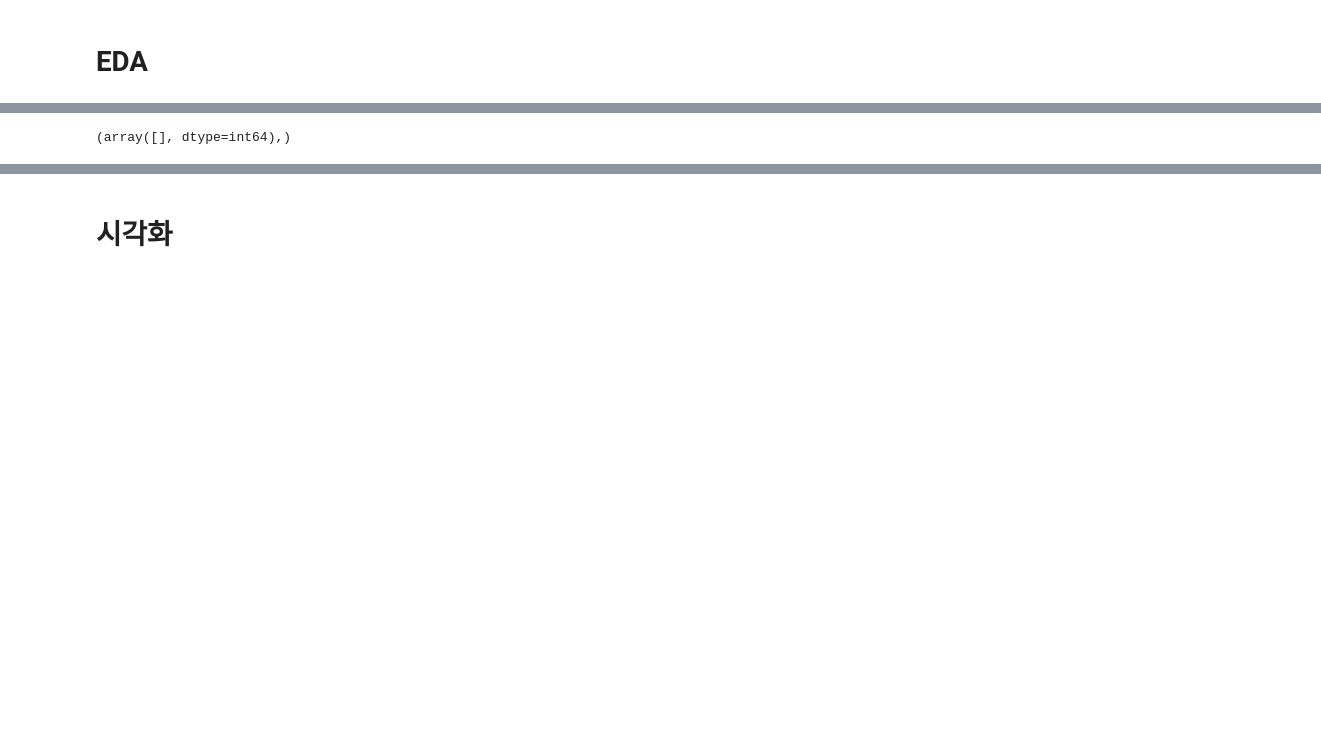
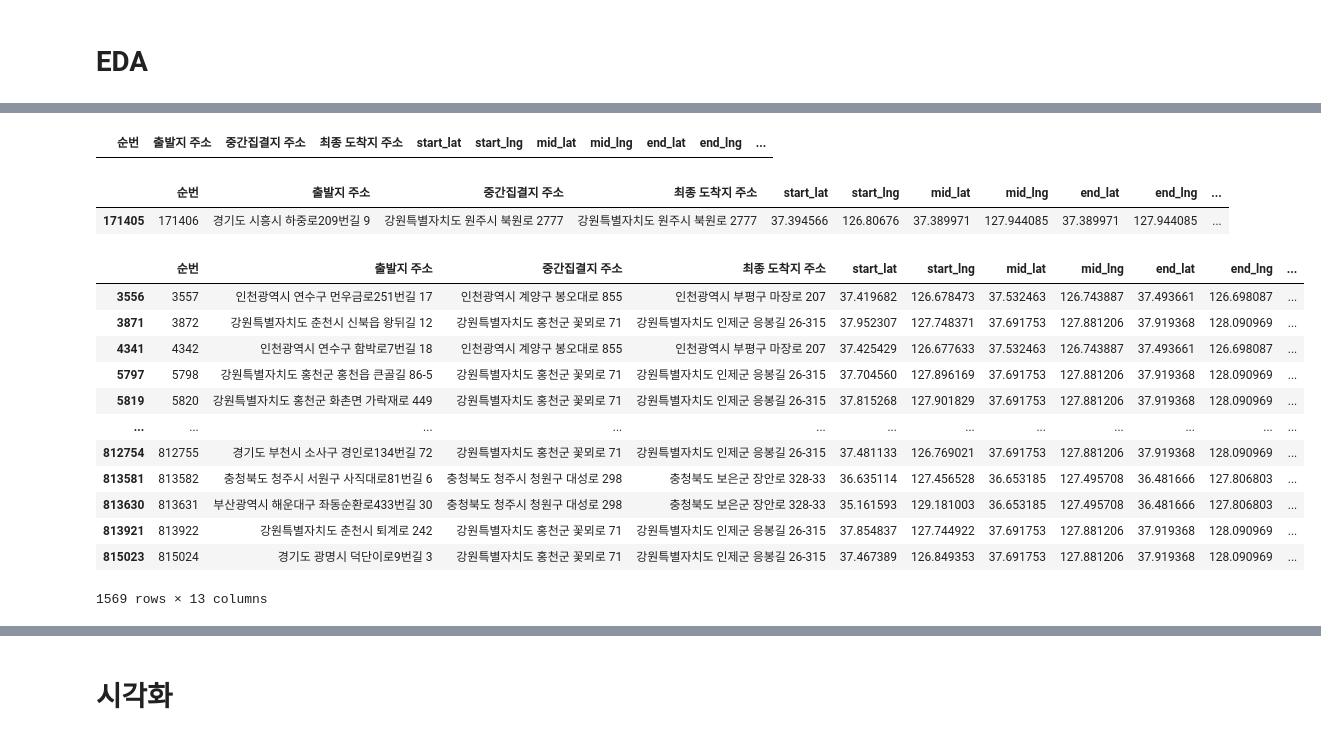
Before and after one commit to DSjayjang/Project, a Jupyter notebook: Crawling/EDA.ipynb, the cells around one changed output, grey strips where cells are left out. Saved outputs shown, nothing was run; the diff lists cells and outputs as text; code cells hidden in the pictures; blank space fills up the shorter version.

```diff
--- a/Crawling/EDA.ipynb
+++ b/Crawling/EDA.ipynb
@@ -14,7 +14,10 @@ mpl.rcParams['axes.unicode_minus'] = False
 # %%
 # data load
 df = pd.read_excel(r'.\datasets\250716.xlsx')
+df_geo = pd.read_csv(r'.\results\df_cum.csv') # 위경도 좌표
+
 print(df.head())
+print(df_geo.head())
 # %% [output]
    순번                   출발지 주소              중간집결지 주소            최종 도착지 주소  \
 0   1  경기도 고양시 덕양구 중앙로633번길 12   경기도 고양시 덕양구 혜음로 142  경기도 고양시 덕양구 혜음로 142
@@ -41,8 +74,8 @@ print(df['이동방법'].value_counts())
 Name: count, dtype: int64
 # %%
 # 집단 / 개별 split
-df_group = df[df['이동방법'] == '집단'].drop(columns = '이동방법')
-df_solo = df[df['이동방법'] == '개별'].drop(columns = '이동방법')
+df_group = df_merge[df_merge['이동방법'] == '집단'].drop(columns = '이동방법')
+df_solo = df_merge[df_merge['이동방법'] == '개별'].drop(columns = '이동방법')
 # %% [markdown]
 # EDA
 # %%
@@ -51,14 +84,16 @@ mid_group = df_group['중간집결 기한'].str.split('일', expand = True)
 mid_group.columns = ['Mday_mid', 'Mhour_mid']
 mid_group['Mday_mid'] = mid_group['Mday_mid'].str.replace('0+', '').astype(int)
 mid_group['Mhour_mid'] = mid_group['Mhour_mid'].str.replace('시', '').astype(int)
+mid_group['mid_td'] = (pd.to_timedelta(mid_group['Mday_mid'], unit = 'D') + pd.to_timedelta(mid_group['Mhour_mid'], unit = 'h'))
 
 # 집단 / 최종도착 기한
-fin_group = df_group['최종도착 기한'].str.split('일', expand = True)
-fin_group.columns = ['Mday_fin', 'Mhour_fin']
-fin_group['Mday_fin'] = fin_group['Mday_fin'].str.replace('0+', '').astype(int)
-fin_group['Mhour_fin'] = fin_group['Mhour_fin'].str.replace('시', '').astype(int)
+end_group = df_group['최종도착 기한'].str.split('일', expand = True)
+end_group.columns = ['Mday_end', 'Mhour_end']
+end_group['Mday_end'] = end_group['Mday_end'].str.replace('0+', '').astype(int)
+end_group['Mhour_end'] = end_group['Mhour_end'].str.replace('시', '').astype(int)
+end_group['end_td'] = (pd.to_timedelta(end_group['Mday_end'], unit = 'D') + pd.to_timedelta(end_group['Mhour_end'], unit = 'h'))
 
-df_group = pd.concat([df_group, mid_group, fin_group], axis = 1).drop(columns = ['중간집결 기한', '최종도착 기한'])
+df_group = pd.concat([df_group, mid_group, end_group], axis = 1).drop(columns = ['중간집결 기한', '최종도착 기한', 'Mday_mid', 'Mhour_mid', 'Mday_end', 'Mhour_end'])
 print(df_group.head(3))
 # %% [output]
    순번                  출발지 주소              중간집결지 주소            최종 도착지 주소  \
@@ -96,4 +113,55 @@ Name: Mday_mid, Length: 403270, dtype: int64
-# %%
-np.where(df_group['Mday_mid'] > df_group['Mday_fin'])
-# %% [output]
-(array([], dtype=int64),)
+# %%
+# 중간집결 시간이 최종도착 시간 보다 늦은 경우?
+df_group[df_group['mid_td'] > df_group['end_td']]
+# 없다. 정상.
+# %% [output]
+|  | 순번 | 출발지 주소 | 중간집결지 주소 | 최종 도착지 주소 | start_lat | start_lng | mid_lat | mid_lng | end_lat | end_lng | ... |
+# %%
+# 중간집결과 최종도착 장소가 같은데, 도착시간이 다른 경우?
+mask1 = df_group['중간집결지 주소'] == df_group['최종 도착지 주소']
+mask2 = df_group['mid_td'] != df_group['end_td']
+mask3 = mask1 & mask2
+
+df_group[mask3]
+# 1건 존재
+# %% [output]
+|  | 순번 | 출발지 주소 | 중간집결지 주소 | 최종 도착지 주소 | start_lat | start_lng | mid_lat | mid_lng | end_lat | end_lng | ... |
+| 171405 | 171406 | 경기도 시흥시 하중로209번길 9 | 강원특별자치도 원주시 북원로 2777 | 강원특별자치도 원주시 북원로 2777 | 37.394566 | 126.80676 | 37.389971 | 127.944085 | 37.389971 | 127.944085 | ... |
+# %%
+# 중간집결과 최종도착 장소가 다른데, 도착시간이 같은 경우?
+mask1 = df_group['중간집결지 주소'] != df_group['최종 도착지 주소']
+mask2 = df_group['mid_td'] == df_group['end_td']
+mask3 = mask1 & mask2
+
+df_temp = df_group.loc[mask3].copy()
+# 12,313건 존재
+# 그렇다면 실제로 떨어진 거리는? 위경도로 거리 계산.
+# >> geopy 라이브러리 활용
+from geopy.distance import geodesic
+
+# 우선은 계산되는것만... (위경도 NA값이 있어서)
+def distance(row):
+    try:
+        return geodesic((row['mid_lat'], row['mid_lng']), (row['end_lat'], row['end_lng'])).km
+    except Exception:
+        return np.nan
+
+df_temp['mid_to_end'] = df_temp.apply(distance, axis = 1)
+
+df_temp[df_temp[df_temp.notna()]['mid_to_end'] > 3]
+# 1시간에 늦어도 3km를 걷는다고 하면, 3km 이상 떨어진 것은 데이터가 잘못된 것이다.
+# 1569건 존재.
+# %% [output]
+|  | 순번 | 출발지 주소 | 중간집결지 주소 | 최종 도착지 주소 | start_lat | start_lng | mid_lat | mid_lng | end_lat | end_lng | ... |
+| 3556 | 3557 | 인천광역시 연수구 먼우금로251번길 17 | 인천광역시 계양구 봉오대로 855 | 인천광역시 부평구 마장로 207 | 37.419682 | 126.678473 | 37.532463 | 126.743887 | 37.493661 | 126.698087 | ... |
+| 3871 | 3872 | 강원특별자치도 춘천시 신북읍 왕뒤길 12 | 강원특별자치도 홍천군 꽃뫼로 71 | 강원특별자치도 인제군 응봉길 26-315 | 37.952307 | 127.748371 | 37.691753 | 127.881206 | 37.919368 | 128.090969 | ... |
+| 4341 | 4342 | 인천광역시 연수구 함박로7번길 18 | 인천광역시 계양구 봉오대로 855 | 인천광역시 부평구 마장로 207 | 37.425429 | 126.677633 | 37.532463 | 126.743887 | 37.493661 | 126.698087 | ... |
+| 5797 | 5798 | 강원특별자치도 홍천군 홍천읍 큰골길 86-5 | 강원특별자치도 홍천군 꽃뫼로 71 | 강원특별자치도 인제군 응봉길 26-315 | 37.704560 | 127.896169 | 37.691753 | 127.881206 | 37.919368 | 128.090969 | ... |
+| 5819 | 5820 | 강원특별자치도 홍천군 화촌면 가락재로 449 | 강원특별자치도 홍천군 꽃뫼로 71 | 강원특별자치도 인제군 응봉길 26-315 | 37.815268 | 127.901829 | 37.691753 | 127.881206 | 37.919368 | 128.090969 | ... |
+| ... | ... | ... | ... | ... | ... | ... | ... | ... | ... | ... | ... |
+| 812754 | 812755 | 경기도 부천시 소사구 경인로134번길 72 | 강원특별자치도 홍천군 꽃뫼로 71 | 강원특별자치도 인제군 응봉길 26-315 | 37.481133 | 126.769021 | 37.691753 | 127.881206 | 37.919368 | 128.090969 | ... |
+| 813581 | 813582 | 충청북도 청주시 서원구 사직대로81번길 6 | 충청북도 청주시 청원구 대성로 298 | 충청북도 보은군 장안로 328-33 | 36.635114 | 127.456528 | 36.653185 | 127.495708 | 36.481666 | 127.806803 | ... |
+| 813630 | 813631 | 부산광역시 해운대구 좌동순환로433번길 30 | 충청북도 청주시 청원구 대성로 298 | 충청북도 보은군 장안로 328-33 | 35.161593 | 129.181003 | 36.653185 | 127.495708 | 36.481666 | 127.806803 | ... |
+| 813921 | 813922 | 강원특별자치도 춘천시 퇴계로 242 | 강원특별자치도 홍천군 꽃뫼로 71 | 강원특별자치도 인제군 응봉길 26-315 | 37.854837 | 127.744922 | 37.691753 | 127.881206 | 37.919368 | 128.090969 | ... |
+| 815023 | 815024 | 경기도 광명시 덕단이로9번길 3 | 강원특별자치도 홍천군 꽃뫼로 71 | 강원특별자치도 인제군 응봉길 26-315 | 37.467389 | 126.849353 | 37.691753 | 127.881206 | 37.919368 | 128.090969 | ... |
+1569 rows × 13 columns
```
Also changed, not shown: parts of 15 cells of this notebook, 2 other files.
